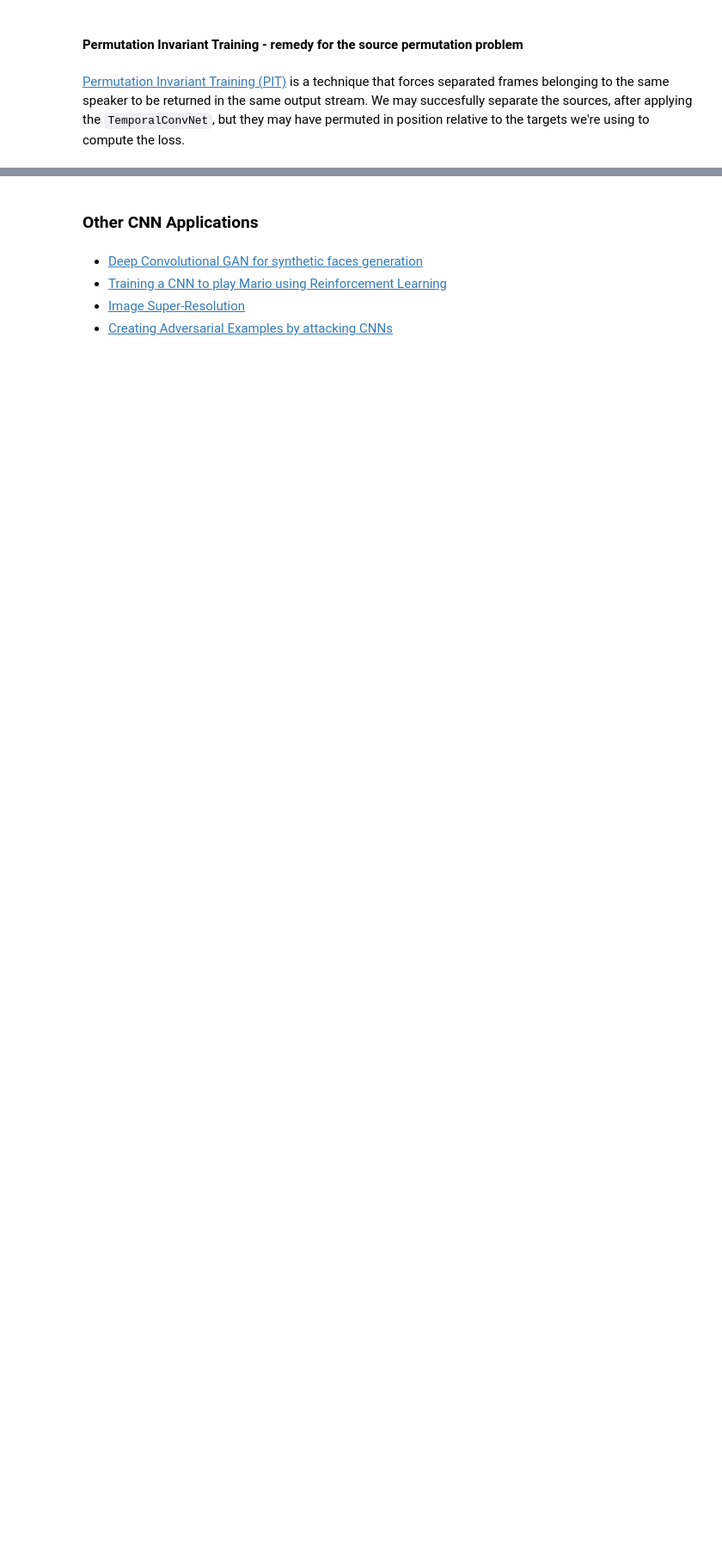
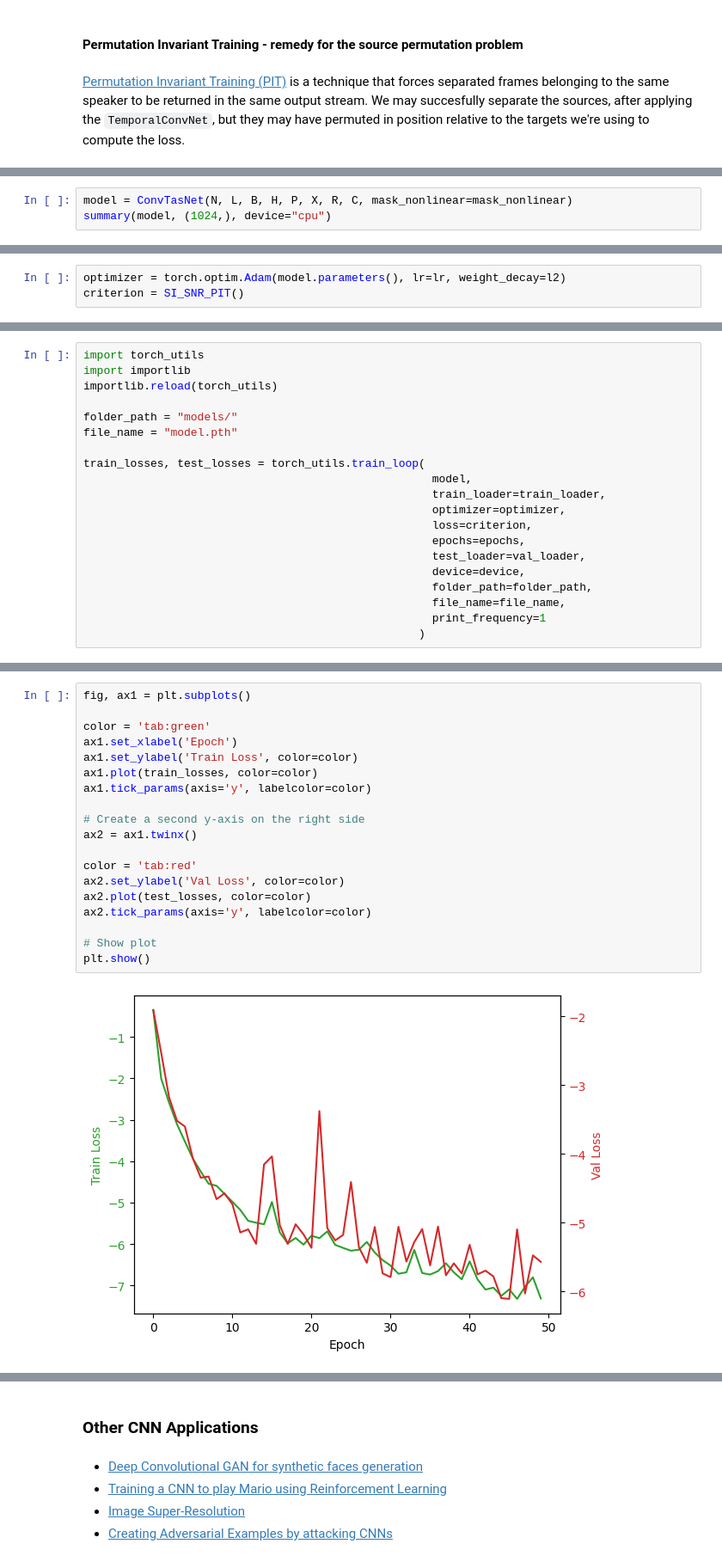
Before and after one commit to Vladimirescu/BIOSINF_IA2, a Jupyter notebook: L3/speaker_separation.ipynb, the cells around one changed output, grey strips where cells are left out. Shown at 86% size. Saved outputs shown, nothing was run; the diff lists cells and outputs as text; blank space fills up the shorter version.

```diff
--- a/L3/speaker_separation.ipynb
+++ b/L3/speaker_separation.ipynb
@@ -609,0 +644,3 @@ estimate_source:
+# %%
+model = ConvTasNet(N, L, B, H, P, X, R, C, mask_nonlinear=mask_nonlinear)
+summary(model, (1024,), device="cpu")
@@ -609,0 +665,3 @@ estimate_source:
+# %%
+optimizer = torch.optim.Adam(model.parameters(), lr=lr, weight_decay=l2)
+criterion = SI_SNR_PIT()
@@ -609,0 +677,20 @@ estimate_source:
+# %%
+import torch_utils
+import importlib
+importlib.reload(torch_utils)
+
+folder_path = "models/"
+file_name = "model.pth"
+
+train_losses, test_losses = torch_utils.train_loop(
+                                                    model,
+                                                    train_loader=train_loader,
+                                                    optimizer=optimizer,
+                                                    loss=criterion,
+                                                    epochs=epochs,
+                                                    test_loader=val_loader,
+                                                    device=device,
+                                                    folder_path=folder_path,
+                                                    file_name=file_name,
+                                                    print_frequency=1
+                                                  )
@@ -609,0 +722,21 @@ estimate_source:
+# %%
+fig, ax1 = plt.subplots()
+
+color = 'tab:green'
+ax1.set_xlabel('Epoch')
+ax1.set_ylabel('Train Loss', color=color)
+ax1.plot(train_losses, color=color)
+ax1.tick_params(axis='y', labelcolor=color)
+
+# Create a second y-axis on the right side
+ax2 = ax1.twinx()
+
+color = 'tab:red'
+ax2.set_ylabel('Val Loss', color=color)
+ax2.plot(test_losses, color=color)
+ax2.tick_params(axis='y', labelcolor=color)
+
+# Show plot
+plt.show()
+# %% [output]
+[figure, added]
```
Also changed, not shown: parts of 15 cells of this notebook, 2 other files.
